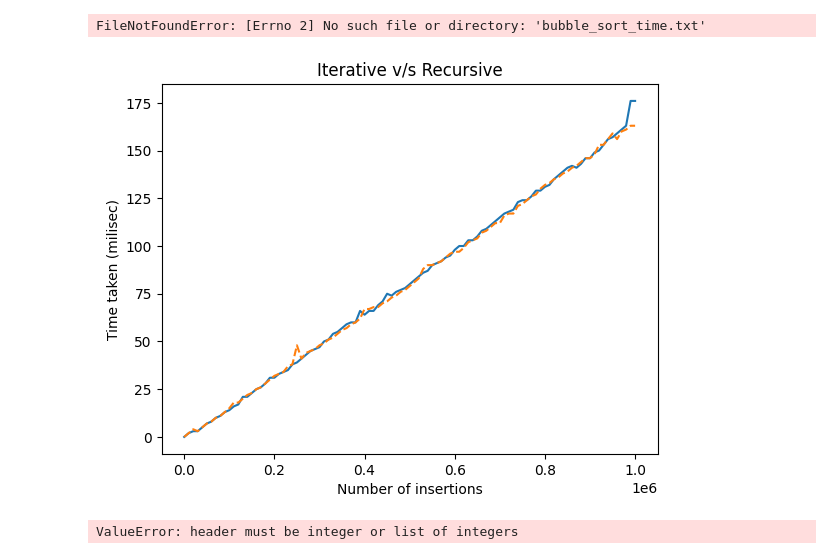
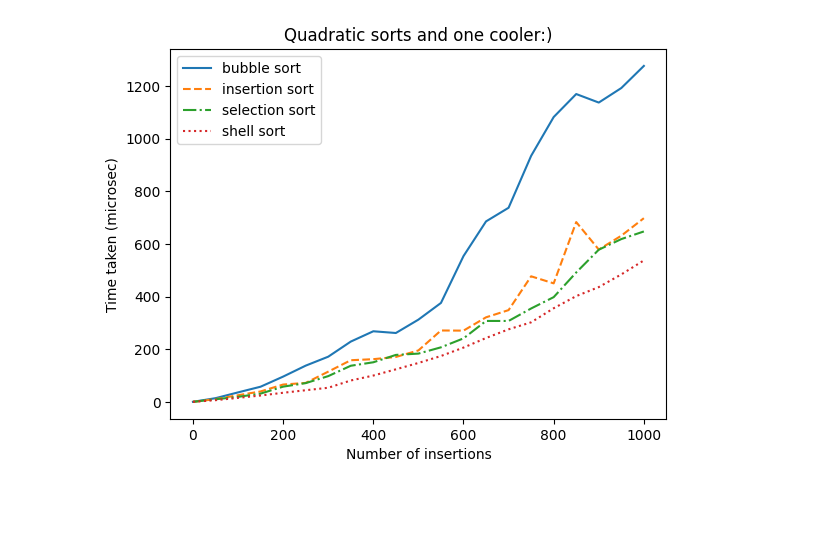
Before and after one commit to Ch1n-ch1nless/MiptLabs, a Jupyter notebook: Laba3/NotebookForGraphics.ipynb, the cells around one changed output. Saved outputs shown, nothing was run; the diff lists cells and outputs as text; code cells hidden in the pictures; blank space fills up the shorter version.

Commit message:
Refact Punct#1

```diff
--- a/Laba3/NotebookForGraphics.ipynb
+++ b/Laba3/NotebookForGraphics.ipynb
@@ -1,55 +1,20 @@
 # %%
 import pandas as pd
 import matplotlib.pyplot as plt
 
 # Загрузка данных из входного файла .txt
-data1 = pd.read_csv('bubble_sort_time.txt', sep=';', header=None, names=['n', 'time'])
-data2 = pd.read_csv('insertion_sort_time.txt', sep=';', header=None, names=['n', 'time'])
-data3 = pd.read_csv('selection_sort_time.txt', sep=';', header=None, names=['n', 'time'])
-data4 = pd.read_csv('shell_sort_time.txt', sep=';', header=None, names=['n', 'time'])
+data1 = pd.read_csv('TimeFiles/bubble_sort_time.csv', sep=';', header=None, names=['n', 'time'])
+data2 = pd.read_csv('TimeFiles/insertion_sort_time.csv', sep=';', header=None, names=['n', 'time'])
+data3 = pd.read_csv('TimeFiles/selection_sort_time.csv', sep=';', header=None, names=['n', 'time'])
+data4 = pd.read_csv('TimeFiles/shell_sort_time.csv', sep=';', header=None, names=['n', 'time'])
 
 # Построение графика
 plt.plot(data1['n'], data1['time'], '-', data2['n'], data2['time'], '--', data3['n'], data3['time'], '-.', data4['n'], data4['time'], ':')
 plt.xlabel('Number of insertions')
 plt.ylabel('Time taken (microsec)')
+plt.legend(('bubble sort', 'insertion sort', 'selection sort', 'shell sort'))
 plt.title('Quadratic sorts and one cooler:)')
 plt.savefig('punct1.png')
 plt.show()
 # %% [output]
-FileNotFoundError: [Errno 2] No such file or directory: 'bubble_sort_time.txt'
+[figure, added]
-# %%
-import pandas as pd
-import matplotlib.pyplot as plt
-
-# Загрузка данных из входного файла .txt
-data1 = pd.read_csv('recursive_merge_sort_time.txt', sep=';', header=None, names=['n', 'time'])
-data2 = pd.read_csv('iterative_merge_sort_time.txt', sep=';', header=None, names=['n', 'time'])
-
-# Построение графика
-plt.plot(data1['n'], data1['time'], '-', data2['n'], data2['time'], '--')
-plt.xlabel('Number of insertions')
-plt.ylabel('Time taken (milisec)')
-plt.title('Iterative v/s Recursive')
-plt.savefig('punct3.png')
-plt.show()
-# %% [output]
-[figure, removed]
-# %%
-import pandas as pd
-import matplotlib.pyplot as plt
-
-# Загрузка данных из входного файла .txt
-data1 = pd.read_csv('big_tests_hoara1_partition_time.txt', sep=';', header=None, names=['n', 'time'])
-data2 = pd.read_csv('big_tests_hoara_partition_time.txt', sep=';', header=None, names=['n', 'time'])
-data3 = pd.read_csv('big_tests_tolstoe_partition_time.txt', sep=';', header=None, names=['n', 'time'])
-data4 = pd.read_csv('big_tests_lomuto_partition_time.txt', sep=';', header=None, names=['n', 'time'])
-
-# Построение графика
-plt.plot(data1['n'], data1['time'], '-', data2['n'], data2['time'], '--', data3['n'], data3['time'], '-.', data4['n'], data4['time'], ':')
-plt.xlabel('Number of insertions')
-plt.ylabel('Time taken (milisec)')
-plt.title('Quick sorts on big tests')
-plt.savefig('punct41.png')
-plt.show()
-# %% [output]
-ValueError: header must be integer or list of integers
```
Also changed, not shown: parts of 5 cells of this notebook, 10 other files.
